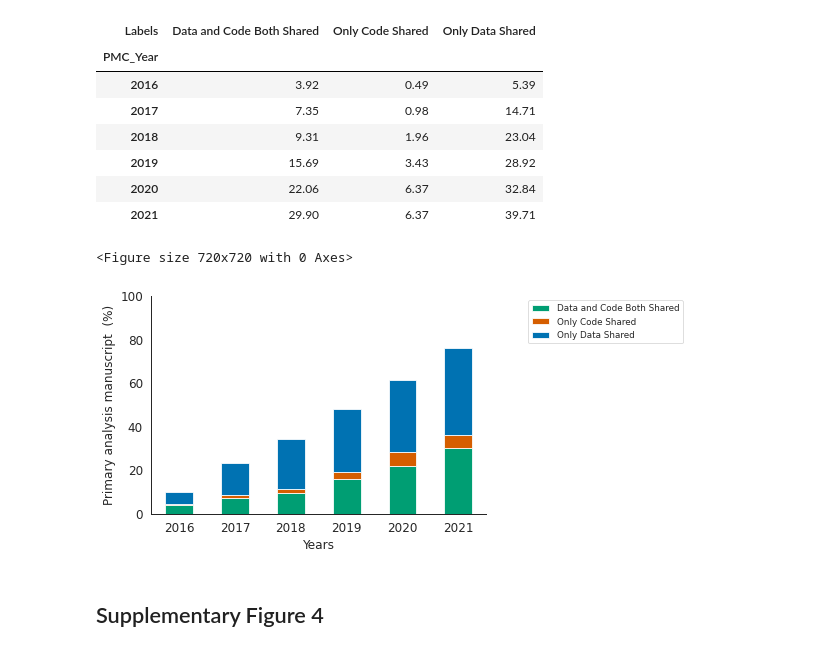
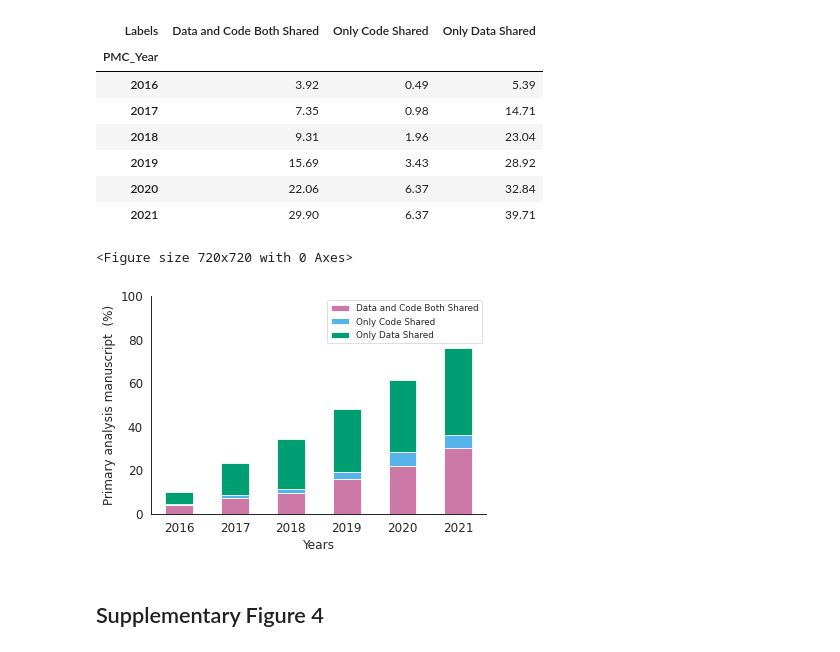
Before and after one commit to Mangul-Lab-USC/code-availability, a Jupyter notebook: notebooks/Figures.ipynb, the cells around one changed output. Cells and saved outputs as stored; diff of their text form; code cells hidden in the pictures.

```diff
--- a/notebooks/Figures.ipynb
+++ b/notebooks/Figures.ipynb
@@ -731,22 +731,22 @@ df_stacked
 # %%
 plt.figure(figsize=(10, 10))
 plt.rcParams.update({'font.size': 12})
 rcParams['font.family'] = 'sans-serif'
 sns.set_context("paper",font_scale=1)
 # create stacked bar chart for monthly temperatures
-df_stacked.plot(kind='bar', stacked=True,color=['#009E73','#D55E00','#0072B2'], rot=0)
+df_stacked.plot(kind='bar', stacked=True,color=['#CC79A7','#56B4E9','#009E73'], rot=0)
 plt.ylim([0, 100])
 # labels for x & y axis
 plt.xlabel("Years",fontsize=12)
 plt.ylabel("Primary analysis manuscript  (%)",fontsize=12)
-plt.legend(loc='upper right', bbox_to_anchor=(1.6, 1))
+plt.legend(loc='upper right', bbox_to_anchor=(1, 1))
 plt.tick_params(axis='both', labelsize=12)
 sns.despine()
 plt.savefig('../Figures/sup3.png', format='png', dpi=300)
 plt.show()
 # %% [output]
 <Figure size 720x720 with 0 Axes>
-[figure, old version]
+[figure, new version]
 # %% [markdown]
 ## Supplementary Figure 4
 # %%
```
Also changed, not shown: parts of 24 cells of this notebook, 13 other files.
